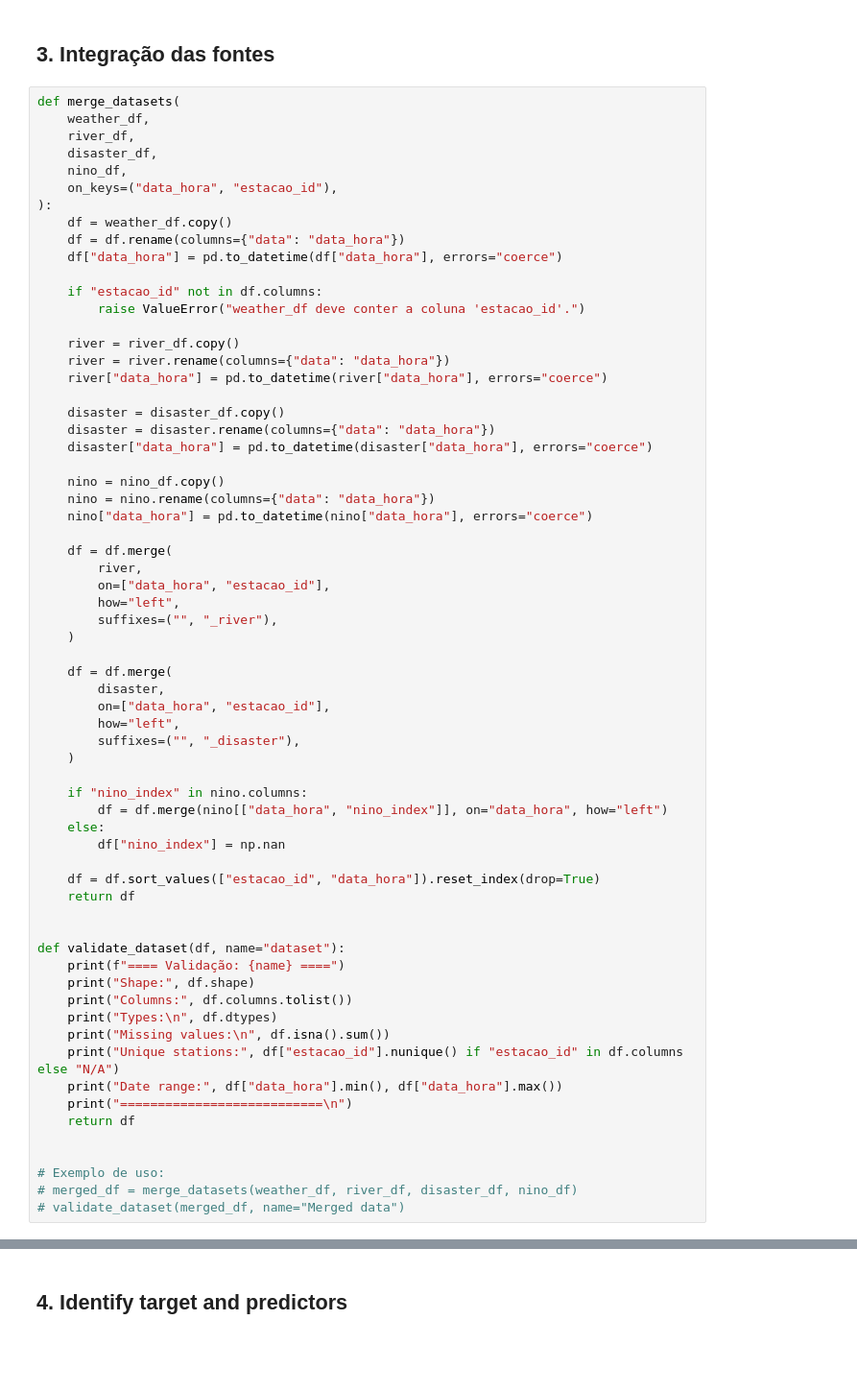
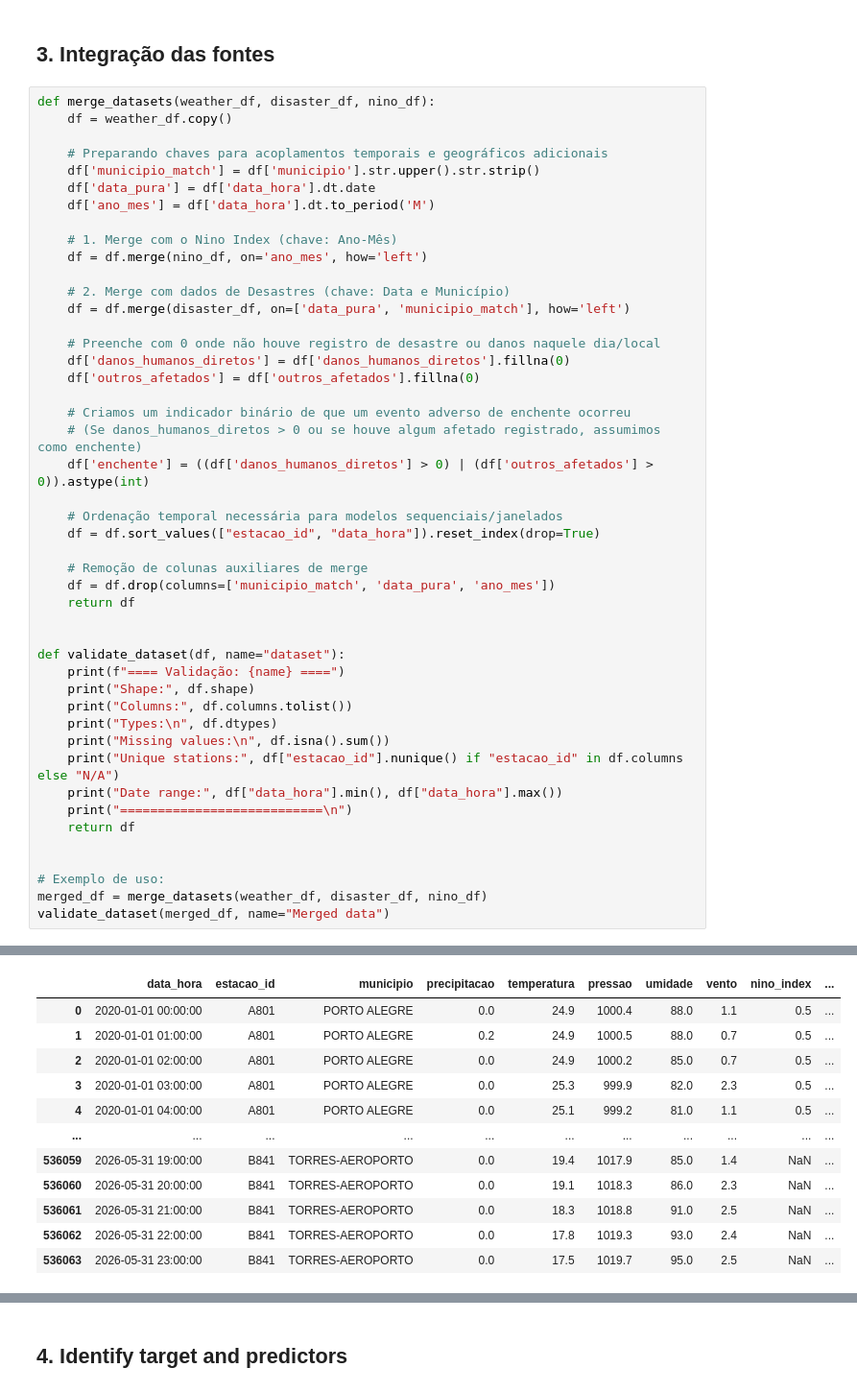
Before and after one commit to peter-schuck/data-science-visualization-project, a Jupyter notebook: flood_prediction_project.ipynb, the cells around one changed output, grey strips where cells are left out. Shown at 96% size. Cells and saved outputs as stored; diff of their text form; blank space fills up the shorter version.

```diff
--- a/flood_prediction_project.ipynb
+++ b/flood_prediction_project.ipynb
@@ -151,52 +237,33 @@ NINO_PATH = "path/to/nino_index.csv"
 # %% [markdown]
 ## 3. Integração das fontes
 # %%
-def merge_datasets(
-    weather_df,
-    river_df,
-    disaster_df,
-    nino_df,
-    on_keys=("data_hora", "estacao_id"),
-):
+def merge_datasets(weather_df, disaster_df, nino_df):
     df = weather_df.copy()
-    df = df.rename(columns={"data": "data_hora"})
-    df["data_hora"] = pd.to_datetime(df["data_hora"], errors="coerce")
 
-    if "estacao_id" not in df.columns:
-        raise ValueError("weather_df deve conter a coluna 'estacao_id'.")
+    # Preparando chaves para acoplamentos temporais e geográficos adicionais
+    df['municipio_match'] = df['municipio'].str.upper().str.strip()
+    df['data_pura'] = df['data_hora'].dt.date
+    df['ano_mes'] = df['data_hora'].dt.to_period('M')
 
-    river = river_df.copy()
-    river = river.rename(columns={"data": "data_hora"})
-    river["data_hora"] = pd.to_datetime(river["data_hora"], errors="coerce")
+    # 1. Merge com o Nino Index (chave: Ano-Mês)
+    df = df.merge(nino_df, on='ano_mes', how='left')
 
-    disaster = disaster_df.copy()
-    disaster = disaster.rename(columns={"data": "data_hora"})
-    disaster["data_hora"] = pd.to_datetime(disaster["data_hora"], errors="coerce")
+    # 2. Merge com dados de Desastres (chave: Data e Município)
+    df = df.merge(disaster_df, on=['data_pura', 'municipio_match'], how='left')
 
-    nino = nino_df.copy()
-    nino = nino.rename(columns={"data": "data_hora"})
-    nino["data_hora"] = pd.to_datetime(nino["data_hora"], errors="coerce")
+    # Preenche com 0 onde não houve registro de desastre ou danos naquele dia/local
+    df['danos_humanos_diretos'] = df['danos_humanos_diretos'].fillna(0)
+    df['outros_afetados'] = df['outros_afetados'].fillna(0)
 
-    df = df.merge(
-        river,
-        on=["data_hora", "estacao_id"],
-        how="left",
-        suffixes=("", "_river"),
-    )
+    # Criamos um indicador binário de que um evento adverso de enchente ocorreu
+    # (Se danos_humanos_diretos > 0 ou se houve algum afetado registrado, assumimos como enchente)
+    df['enchente'] = ((df['danos_humanos_diretos'] > 0) | (df['outros_afetados'] > 0)).astype(int)
 
-    df = df.merge(
-        disaster,
-        on=["data_hora", "estacao_id"],
-        how="left",
-        suffixes=("", "_disaster"),
-    )
+    # Ordenação temporal necessária para modelos sequenciais/janelados
+    df = df.sort_values(["estacao_id", "data_hora"]).reset_index(drop=True)
 
-    if "nino_index" in nino.columns:
-        df = df.merge(nino[["data_hora", "nino_index"]], on="data_hora", how="left")
-    else:
-        df["nino_index"] = np.nan
-
-    df = df.sort_values(["estacao_id", "data_hora"]).reset_index(drop=True)
+    # Remoção de colunas auxiliares de merge
+    df = df.drop(columns=['municipio_match', 'data_pura', 'ano_mes'])
     return df
 
 
@@ -213,5 +280,6 @@ def validate_dataset(df, name="dataset"):
 
 
 # Exemplo de uso:
-# merged_df = merge_datasets(weather_df, river_df, disaster_df, nino_df)
-# validate_dataset(merged_df, name="Merged data")
+merged_df = merge_datasets(weather_df, disaster_df, nino_df)
+validate_dataset(merged_df, name="Merged data")
+# %% [output]
@@ -217,0 +303,12 @@ def validate_dataset(df, name="dataset"):
+|  | data_hora | estacao_id | municipio | precipitacao | temperatura | pressao | umidade | vento | nino_index | ... |
+| 0 | 2020-01-01 00:00:00 | A801 | PORTO ALEGRE | 0.0 | 24.9 | 1000.4 | 88.0 | 1.1 | 0.5 | ... |
+| 1 | 2020-01-01 01:00:00 | A801 | PORTO ALEGRE | 0.2 | 24.9 | 1000.5 | 88.0 | 0.7 | 0.5 | ... |
+| 2 | 2020-01-01 02:00:00 | A801 | PORTO ALEGRE | 0.0 | 24.9 | 1000.2 | 85.0 | 0.7 | 0.5 | ... |
+| 3 | 2020-01-01 03:00:00 | A801 | PORTO ALEGRE | 0.0 | 25.3 | 999.9 | 82.0 | 2.3 | 0.5 | ... |
+| 4 | 2020-01-01 04:00:00 | A801 | PORTO ALEGRE | 0.0 | 25.1 | 999.2 | 81.0 | 1.1 | 0.5 | ... |
+| ... | ... | ... | ... | ... | ... | ... | ... | ... | ... | ... |
+| 536059 | 2026-05-31 19:00:00 | B841 | TORRES-AEROPORTO | 0.0 | 19.4 | 1017.9 | 85.0 | 1.4 | NaN | ... |
+| 536060 | 2026-05-31 20:00:00 | B841 | TORRES-AEROPORTO | 0.0 | 19.1 | 1018.3 | 86.0 | 2.3 | NaN | ... |
+| 536061 | 2026-05-31 21:00:00 | B841 | TORRES-AEROPORTO | 0.0 | 18.3 | 1018.8 | 91.0 | 2.5 | NaN | ... |
+| 536062 | 2026-05-31 22:00:00 | B841 | TORRES-AEROPORTO | 0.0 | 17.8 | 1019.3 | 93.0 | 2.4 | NaN | ... |
+| 536063 | 2026-05-31 23:00:00 | B841 | TORRES-AEROPORTO | 0.0 | 17.5 | 1019.7 | 95.0 | 2.5 | NaN | ... |
```
Also changed, not shown: parts of 15 cells of this notebook, 1 other file.
